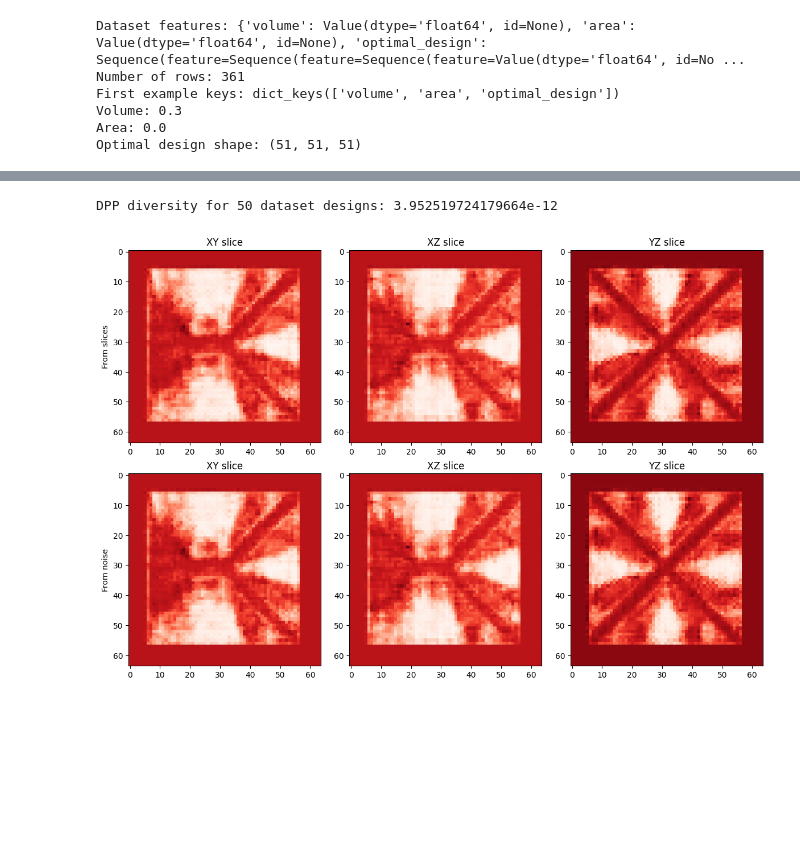
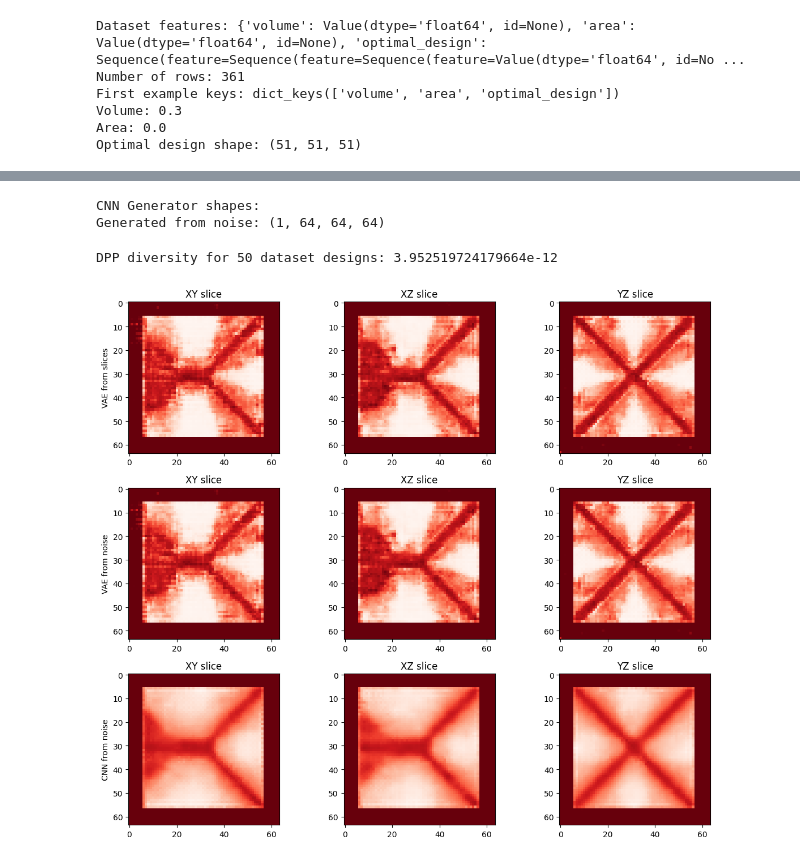
Before and after one commit to Psych17101/EngiOpt, a Jupyter notebook: engiopt/cgan_vae/sample_script.ipynb, the cells around one changed output, grey strips where cells are left out. Drawn from its saved outputs; the diff is of its cells as text; code cells hidden in the pictures; blank space fills up the shorter version.

```diff
--- a/engiopt/cgan_vae/sample_script.ipynb
+++ b/engiopt/cgan_vae/sample_script.ipynb
@@ -57,3 +86,11 @@ slices_tensor = slices_tensor.to(device)
+# %%
+def reparameterize(mu: th.Tensor, logvar: th.Tensor) -> th.Tensor:
+    """Reparameterization trick for VAE with numerical stability."""
+    # Clamp logvar to prevent extreme values
+    logvar = th.clamp(logvar, min=-20, max=20)
+    std = th.exp(0.5 * logvar)
+    eps = th.randn_like(std)
+    return mu + eps * std
 # %%
 
 # --- Extract a subset of XY slices from each volume ---
@@ -68,20 +105,34 @@ slices = slices.reshape(-1, 1, H, W)  # (n_slices, 1, H, W)
 with th.no_grad():
     mu, logvar = encoder(slices)
     mu = mu.mean(dim=0, keepdim=True)  # Mean pool over slices
-    z_encoded = mu  # Or use reparameterize(mu, logvar)
+    z_encoded = reparameterize(mu,logvar)  # Or use reparameterize(mu, logvar)
 # %%
 # Choose a condition (example: [0.5, 0.5])
 cond = th.tensor([[0.5, 0.5]], dtype=th.float32).to(device)
 cond = cond.view(1, 2, 1, 1, 1)
 # %%
+# Pool the latent vectors over slices to get a single latent vector
+z_encoded_pooled = z_encoded.mean(dim=0, keepdim=True)  # shape: [1, 64]
+
 # Generate 3D design from encoded slices
-gen_from_slices = generator(z_encoded.view(1, -1, 1, 1, 1), cond)
+gen_from_slices = generator(z_encoded_pooled.view(1, 64, 1, 1, 1), cond)
 gen_from_slices_np = gen_from_slices.squeeze(0).cpu().detach().numpy()
 
 # Generate 3D design from random noise
-z_random = th.randn_like(z_encoded)
-gen_from_noise = generator(z_random.view(1, -1, 1, 1, 1), cond)
+z_random = th.randn_like(z_encoded_pooled)  # shape [1, 64]
+gen_from_noise = generator(z_random.view(1, 64, 1, 1, 1), cond)
 gen_from_noise_np = gen_from_noise.squeeze(0).cpu().detach().numpy()
+# %%
+# Generate from random noise with CNN generator
+z_random_cnn = th.randn(1, 64, 1, 1, 1).to(device)  # Random noise
+gen_from_cnn_noise = generatorcnn(z_random_cnn, cond)
+gen_from_cnn_noise_np = gen_from_cnn_noise.squeeze(0).cpu().detach().numpy()
+
+print("CNN Generator shapes:")
+print(f"Generated from noise: {gen_from_cnn_noise_np.shape}")
+# %% [output]
+CNN Generator shapes:
+Generated from noise: (1, 64, 64, 64)
 # %%
 # Load multiple examples from dataset
 n_examples = 50
@@ -98,23 +149,29 @@ print(f"DPP diversity for {n_examples} dataset designs: {dpp_value}")
 # %% [output]
 DPP diversity for 50 dataset designs: 3.952519724179664e-12
 # %%
-# Plot central slices for comparison
-fig, axes = plt.subplots(2, 3, figsize=(12, 8))
-for i, vol in enumerate([gen_from_slices_np, gen_from_noise_np]):
+# Plot central slices for comparison - All generators
+fig, axes = plt.subplots(3,3, figsize=(12, 10))
+volumes_and_labels = [
+    (gen_from_slices_np, "VAE from slices"),
+    (gen_from_noise_np, "VAE from noise"),
+    (gen_from_cnn_noise_np, "CNN from noise")
+]
+
+for i, (vol, label) in enumerate(volumes_and_labels):
     vol = np.squeeze(vol)  # Remove leading singleton dimension if present
     d, h, w = vol.shape
     axes[i, 0].imshow(vol[d // 2, :, :], cmap="Reds_r")
     axes[i, 0].set_title("XY slice")
     axes[i, 1].imshow(vol[:, h // 2, :], cmap="Reds_r")
     axes[i, 1].set_title("XZ slice")
     axes[i, 2].imshow(vol[:, :, w // 2], cmap="Reds_r")
     axes[i, 2].set_title("YZ slice")
-axes[0, 0].set_ylabel("From slices")
-axes[1, 0].set_ylabel("From noise")
+    axes[i, 0].set_ylabel(label)
+
 plt.tight_layout()
 plt.show()
 # %% [output]
-[figure, old version]
+[figure, new version]
 # %%
 # Remove leading singleton dimension if present
 residuals_vol = np.squeeze(gen_from_slices_np - gen_from_noise_np)
```
Also changed, not shown: parts of 10 cells of this notebook, 6 other files.
